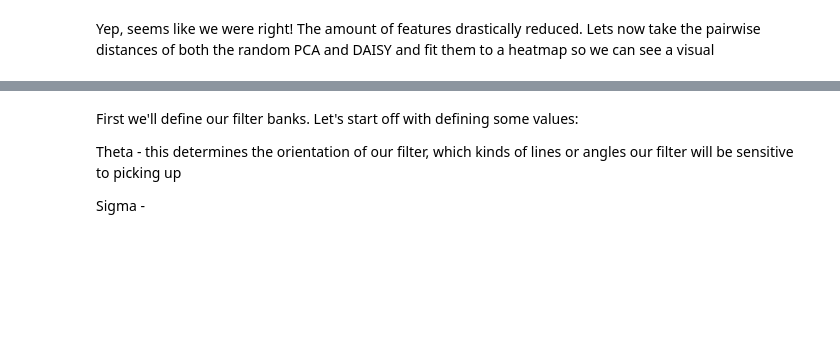
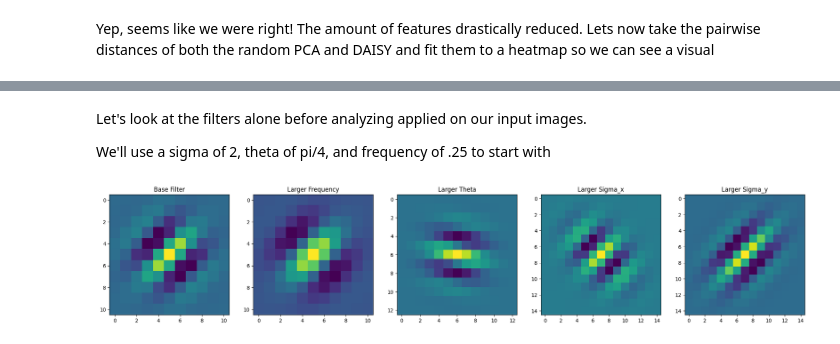
Before and after one commit to S-Bryce/ML-Lab-2, a Jupyter notebook: main.ipynb, the cells around one changed output, grey strips where cells are left out. Cells and saved outputs as stored; diff of their text form; code cells hidden in the pictures; blank space fills up the shorter version.

Commit message:
add more info on gabor filters and heatmap

```diff
--- a/main.ipynb
+++ b/main.ipynb
@@ -652,6 +612,36 @@ plt.imshow(kernel)
-# %% [markdown]
-First we'll define our filter banks. Let's start off with defining some values:
-
-Theta - this determines the orientation of our filter, which kinds of lines or angles our filter will be sensitive to picking up
-
-Sigma -
+# %% [markdown]
+Let's look at the filters alone before analyzing applied on our input images.
+
+We'll use a sigma of 2, theta of pi/4, and frequency of .25 to start with
+# %%
+from skimage.filters import gabor_kernel
+from scipy import ndimage as ndi
+from scipy import stats
+import matplotlib.pyplot as plt
+
+# Base values
+sigma = 2
+theta = 1 * np.pi/4
+frequency = .25
+
+kernel = np.real(gabor_kernel(frequency, theta=theta, sigma_x=sigma, sigma_y=sigma))
+kernel2 = np.real(gabor_kernel(frequency+1, theta=theta, sigma_x=sigma, sigma_y=sigma))
+kernel3 = np.real(gabor_kernel(frequency, theta=theta+1, sigma_x=sigma, sigma_y=sigma))
+kernel4 = np.real(gabor_kernel(frequency, theta=theta, sigma_x=sigma+1, sigma_y=sigma))
+kernel5 = np.real(gabor_kernel(frequency, theta=theta, sigma_x=sigma, sigma_y=sigma+1))
+
+# plt.imshow(kernel)
+fig, ax = plt.subplots(1, 5, figsize=(25,10))
+ax[0].imshow(kernel)
+ax[0].set_title("Base Filter")
+ax[1].imshow(kernel2)
+ax[1].set_title("Larger Frequency")
+ax[2].imshow(kernel3)
+ax[2].set_title("Larger Theta")
+ax[3].imshow(kernel4)
+ax[3].set_title("Larger Sigma_x")
+ax[4].imshow(kernel5)
+ax[4].set_title("Larger Sigma_y")
+plt.show()
+# %% [output]
+[figure, added]
```
Also changed, not shown: parts of 18 cells of this notebook.
